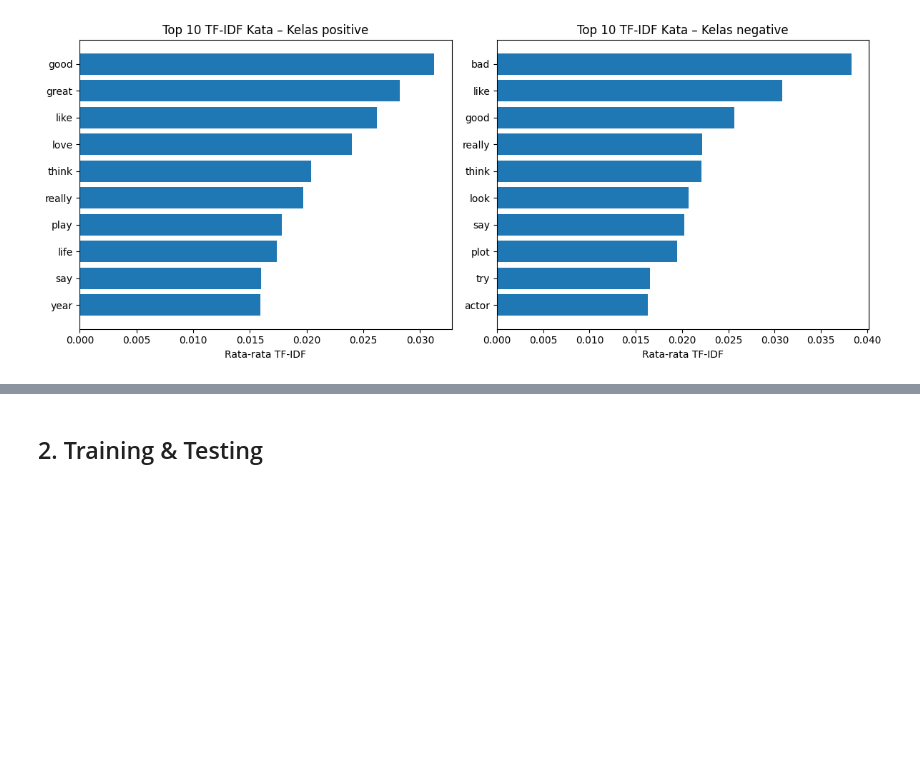
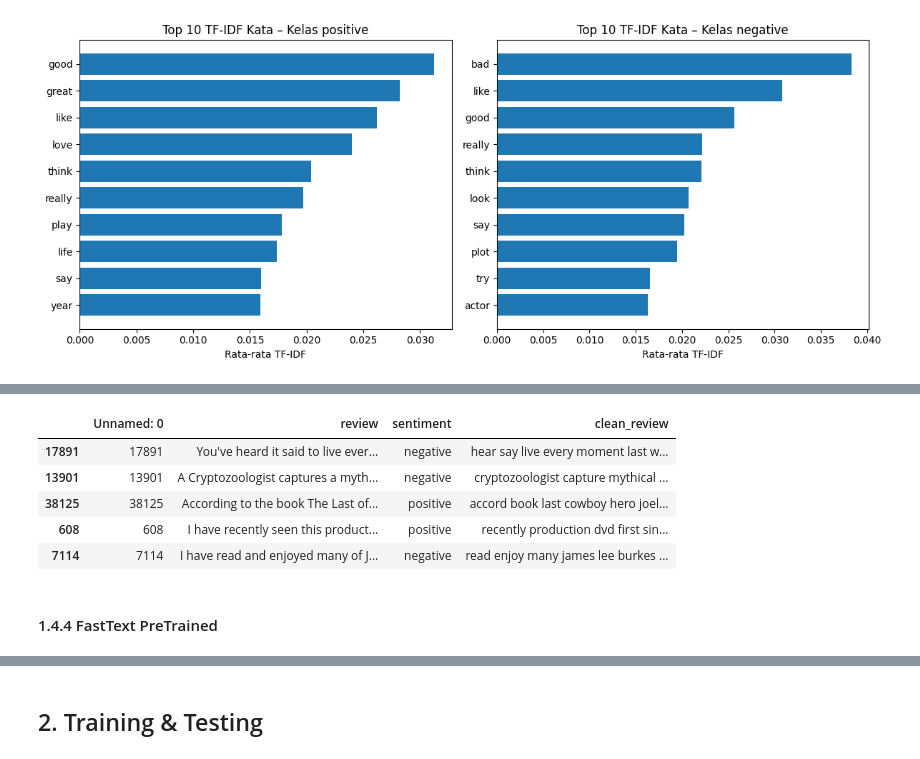
Before and after one commit to Aflinxh/analysis-sentiment-movie-review, a Jupyter notebook: main3.ipynb, the cells around one changed output, grey strips where cells are left out. Cells and saved outputs as stored; diff of their text form; code cells hidden in the pictures; blank space fills up the shorter version.

```diff
--- a/main3.ipynb
+++ b/main3.ipynb
@@ -477,0 +427,11 @@ df_final.to_csv(output_file_path_with_fasttext, index=False)
+# %%
+# 1. Load cleaned dataset
+df = pd.read_csv('datasets/cleaned/IMDB_dataset_50000_cleaned.csv')
+df.sample(5)
+# %% [output]
+|  | Unnamed: 0 | review | sentiment | clean_review |
+| 17891 | 17891 | You've heard it said to live ever... | negative | hear say live every moment last w... |
+| 13901 | 13901 | A Cryptozoologist captures a myth... | negative | cryptozoologist capture mythical ... |
+| 38125 | 38125 | According to the book The Last of... | positive | accord book last cowboy hero joel... |
+| 608 | 608 | I have recently seen this product... | positive | recently production dvd first sin... |
+| 7114 | 7114 | I have read and enjoyed many of J... | negative | read enjoy many james lee burkes ... |
@@ -477,0 +454,2 @@ df_final.to_csv(output_file_path_with_fasttext, index=False)
+# %% [markdown]
+#### 1.4.4 FastText PreTrained
```
Also changed, not shown: parts of 60 cells of this notebook, 1 other file.
